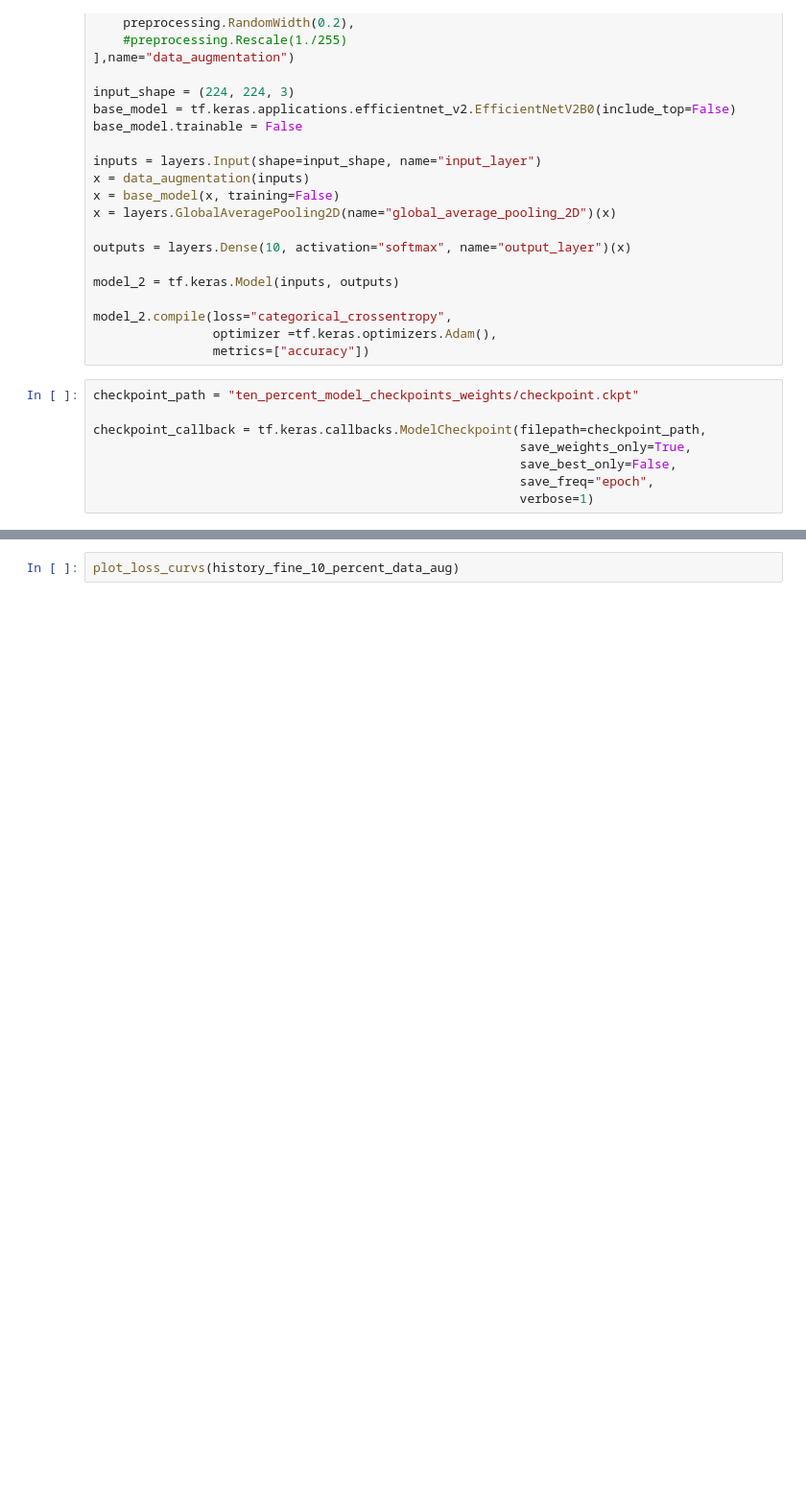
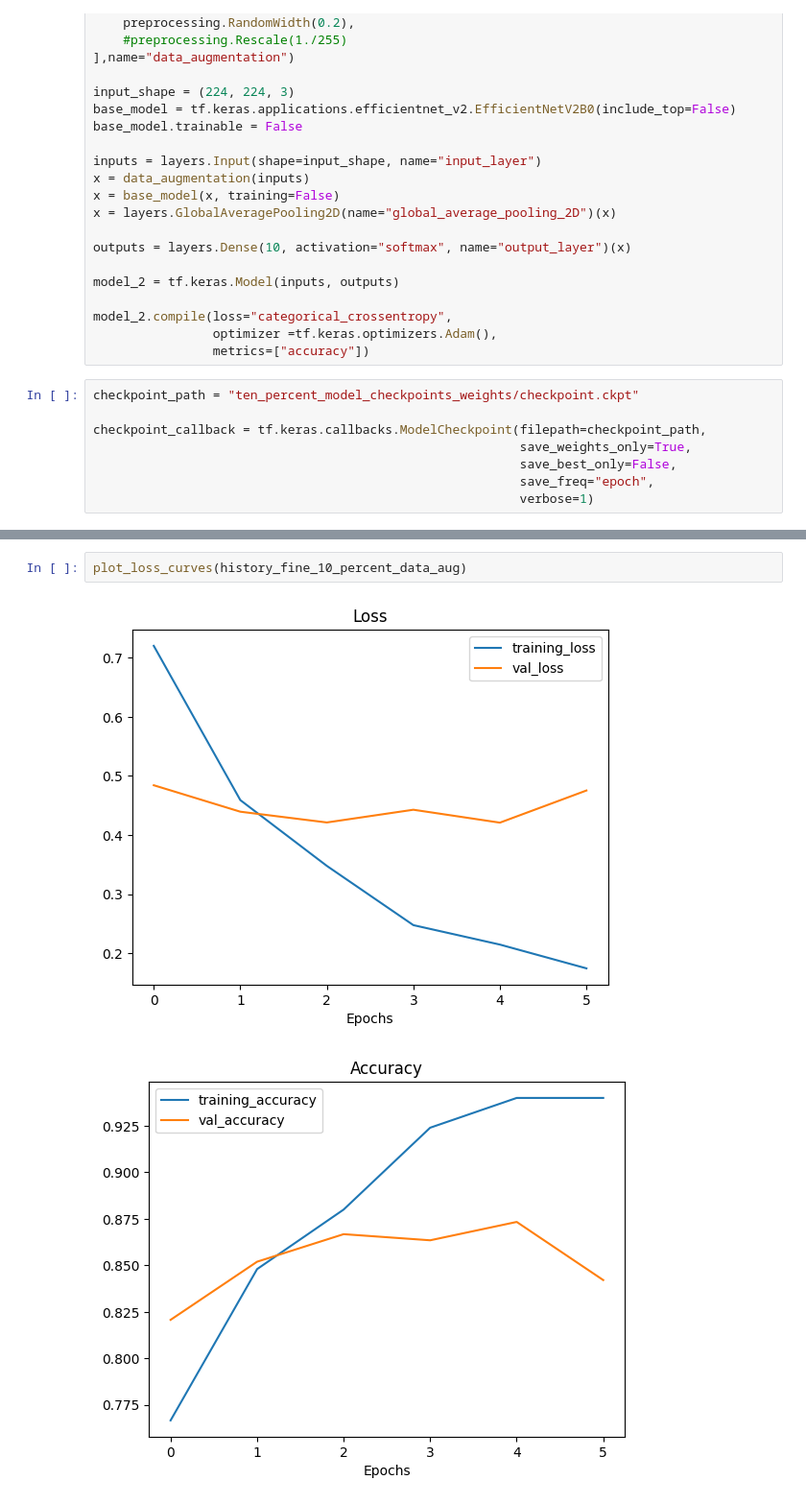
Before and after one commit to Gaurangg1404/learning-AI-ML, a Jupyter notebook: transfer_learning_fine_tuning.ipynb, the cells around one changed output, grey strips where cells are left out. Shown at 96% size. Saved outputs shown, nothing was run; the diff lists cells and outputs as text; blank space fills up the shorter version.

```diff
--- a/transfer_learning_fine_tuning.ipynb
+++ b/transfer_learning_fine_tuning.ipynb
@@ -668,3 +818,6 @@ results_fine_tune_10_percent = model_2.evaluate(test_data
 # %%
-plot_loss_curvs(history_fine_10_percent_data_aug)
+plot_loss_curves(history_fine_10_percent_data_aug)
+# %% [output]
+[figure, added]
+[figure, added]
 # %%
```
Also changed, not shown: parts of 55 cells of this notebook.
